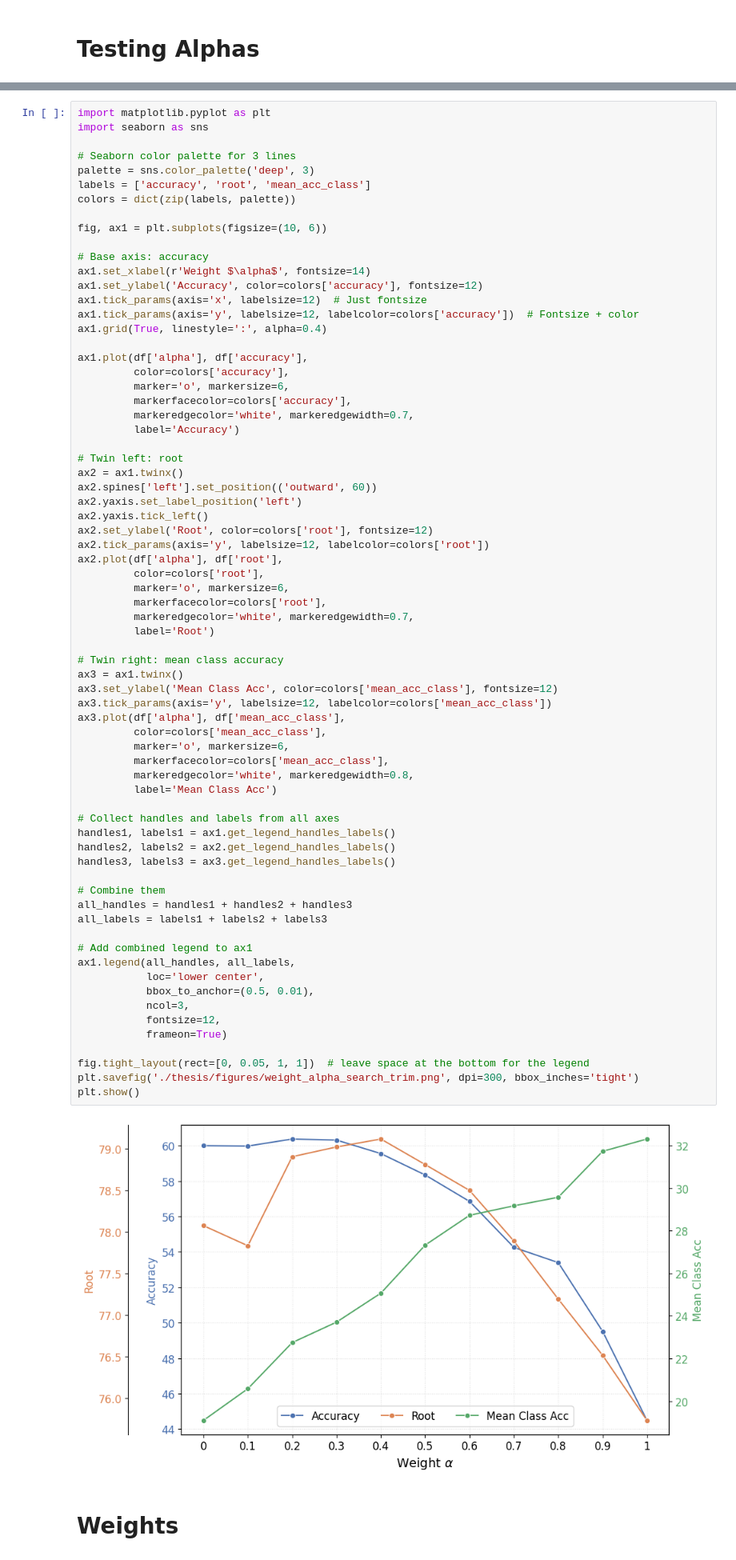
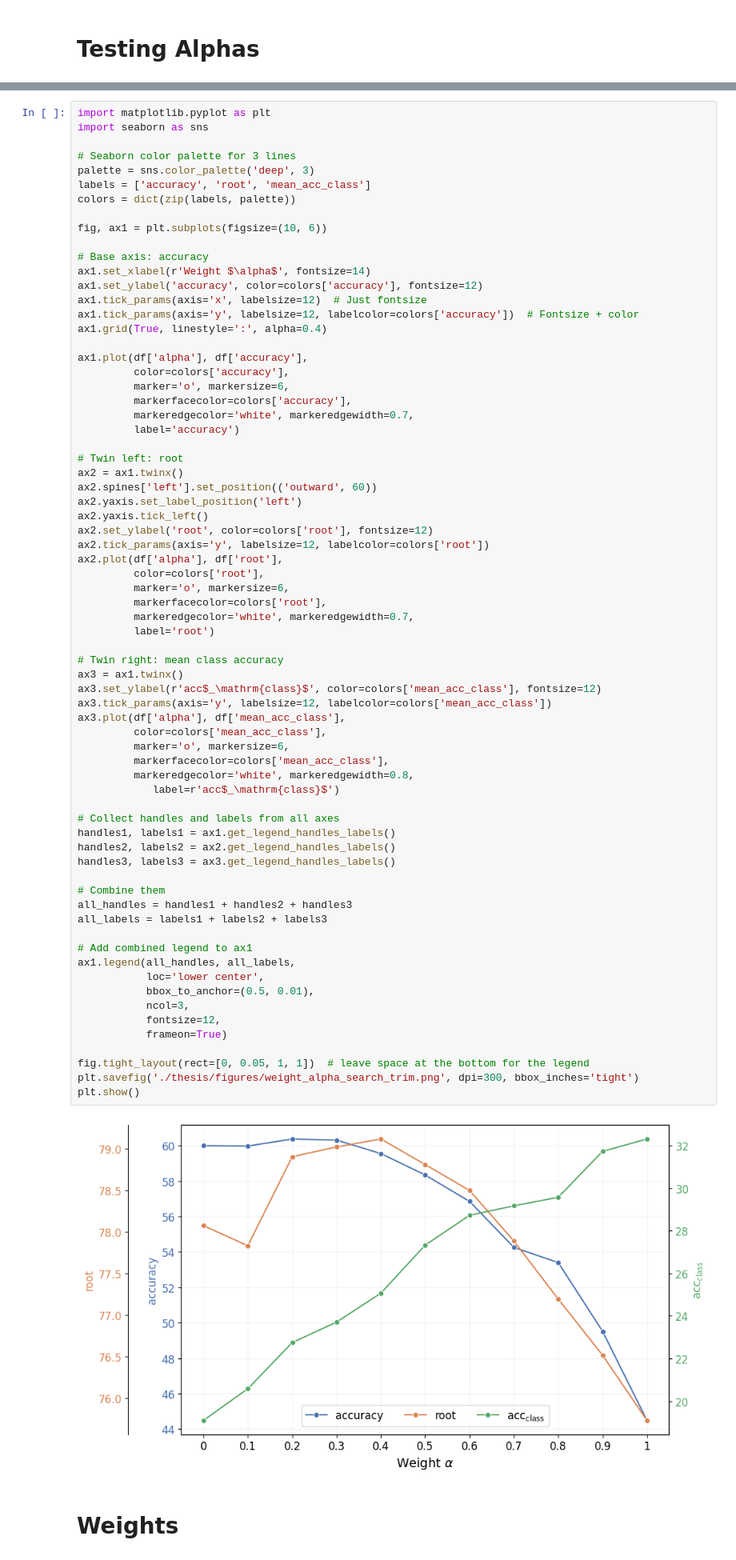
Before and after one commit to PierreRL/AutomaticChordRecognition, a Jupyter notebook: notebooks/experiments/5. Weighted Loss.ipynb, the cells around one changed output, grey strips where cells are left out. Shown at 80% size. Drawn from its saved outputs; the diff is of its cells as text.

```diff
--- a/notebooks/experiments/5. Weighted Loss.ipynb
+++ b/notebooks/experiments/5. Weighted Loss.ipynb
@@ -127,7 +127,7 @@ fig, ax1 = plt.subplots(figsize=(10, 6))
 
 # Base axis: accuracy
 ax1.set_xlabel(r'Weight $\alpha$', fontsize=14)
-ax1.set_ylabel('Accuracy', color=colors['accuracy'], fontsize=12)
+ax1.set_ylabel('accuracy', color=colors['accuracy'], fontsize=12)
 ax1.tick_params(axis='x', labelsize=12)  # Just fontsize
 ax1.tick_params(axis='y', labelsize=12, labelcolor=colors['accuracy'])  # Fontsize + color
 ax1.grid(True, linestyle=':', alpha=0.4)
@@ -137,55 +137,55 @@ ax1.plot(df['alpha'], df['accuracy'],
          marker='o', markersize=6,
          markerfacecolor=colors['accuracy'],
          markeredgecolor='white', markeredgewidth=0.7,
-         label='Accuracy')
+         label='accuracy')
 
 # Twin left: root
 ax2 = ax1.twinx()
 ax2.spines['left'].set_position(('outward', 60))
 ax2.yaxis.set_label_position('left')
 ax2.yaxis.tick_left()
-ax2.set_ylabel('Root', color=colors['root'], fontsize=12)
+ax2.set_ylabel('root', color=colors['root'], fontsize=12)
 ax2.tick_params(axis='y', labelsize=12, labelcolor=colors['root'])
 ax2.plot(df['alpha'], df['root'],
          color=colors['root'],
          marker='o', markersize=6,
          markerfacecolor=colors['root'],
          markeredgecolor='white', markeredgewidth=0.7,
-         label='Root')
+         label='root')
 
 # Twin right: mean class accuracy
 ax3 = ax1.twinx()
-ax3.set_ylabel('Mean Class Acc', color=colors['mean_acc_class'], fontsize=12)
+ax3.set_ylabel(r'acc$_\mathrm{class}$', color=colors['mean_acc_class'], fontsize=12)
 ax3.tick_params(axis='y', labelsize=12, labelcolor=colors['mean_acc_class'])
 ax3.plot(df['alpha'], df['mean_acc_class'],
          color=colors['mean_acc_class'],
          marker='o', markersize=6,
          markerfacecolor=colors['mean_acc_class'],
          markeredgecolor='white', markeredgewidth=0.8,
-         label='Mean Class Acc')
+            label=r'acc$_\mathrm{class}$')
 
 # Collect handles and labels from all axes
 handles1, labels1 = ax1.get_legend_handles_labels()
 handles2, labels2 = ax2.get_legend_handles_labels()
 handles3, labels3 = ax3.get_legend_handles_labels()
 
 # Combine them
 all_handles = handles1 + handles2 + handles3
 all_labels = labels1 + labels2 + labels3
 
 # Add combined legend to ax1
 ax1.legend(all_handles, all_labels,
            loc='lower center',
            bbox_to_anchor=(0.5, 0.01),
            ncol=3,
            fontsize=12,
            frameon=True)
 
 fig.tight_layout(rect=[0, 0.05, 1, 1])  # leave space at the bottom for the legend
 plt.savefig('./thesis/figures/weight_alpha_search_trim.png', dpi=300, bbox_inches='tight')
 plt.show()
 # %% [output]
-[figure, old version]
+[figure, new version]
 # %% [markdown]
 # Weights
 # %%
```
Also changed, not shown: 3 other files.
